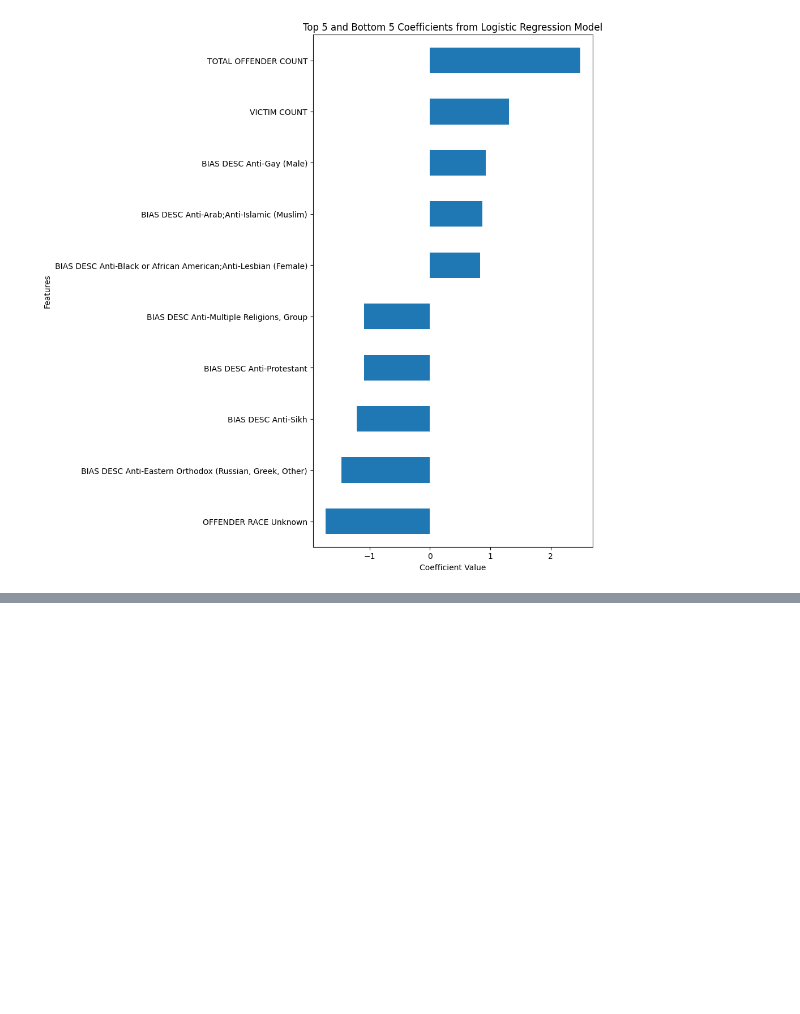
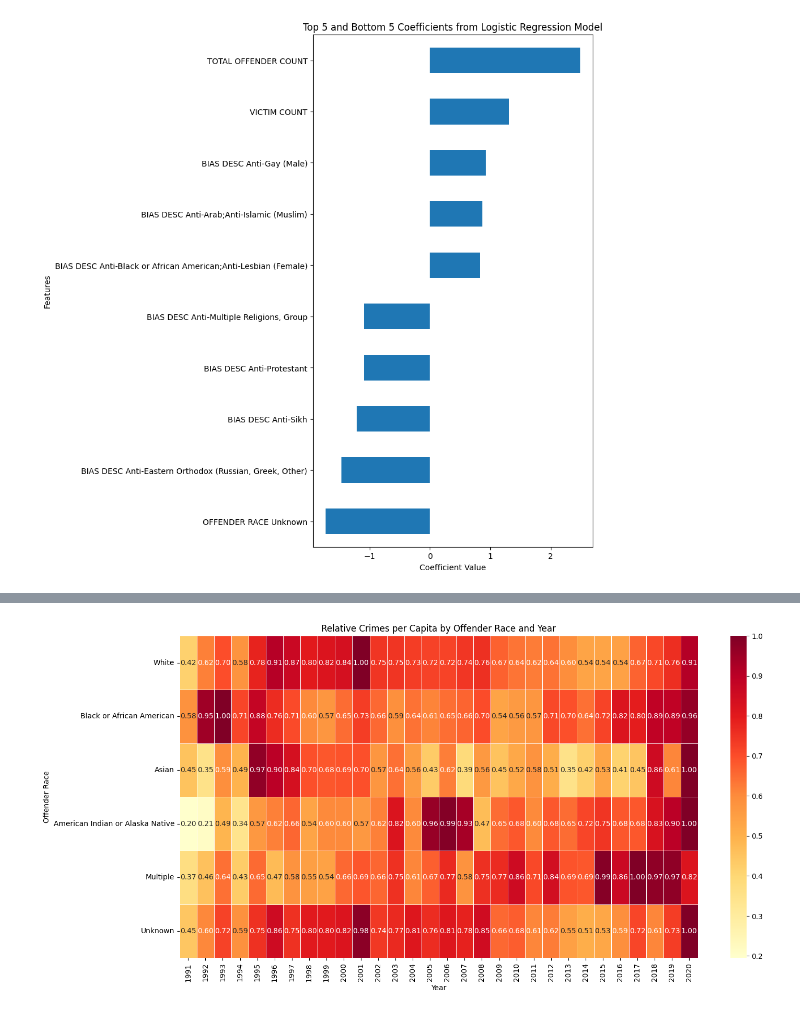
Before and after one commit to Chris-Vicks/Hate_Crime, a Jupyter notebook: notebooks/logistic.IPYNB, the cells around one changed output, grey strips where cells are left out. Drawn from its saved outputs; the diff is of its cells as text; code cells hidden in the pictures; blank space fills up the shorter version.

```diff
--- a/notebooks/logistic.IPYNB
+++ b/notebooks/logistic.IPYNB
@@ -211,0 +284,31 @@ plt.show()
+# %%
+# Reorder categories
+offender_race_order = [
+    'White', 'Black or African American', 'Asian',
+    'American Indian or Alaska Native', 'Multiple', 'Unknown'
+]
+
+# Group data by offender race and year
+grouped_data_2 = log_data2.groupby(['OFFENDER_RACE', 'DATA_YEAR'])['INCIDENT_ID'].count().reset_index()
+
+# Calculate relative crime count within each offender race
+grouped_data_2['RELATIVE_CRIME_COUNT'] = grouped_data_2.groupby('OFFENDER_RACE')['INCIDENT_ID'].transform(lambda x: x / x.max())
+
+# Create a pivot table for heatmap
+heatmap_data = grouped_data_2.pivot(index='OFFENDER_RACE', columns='DATA_YEAR', values='RELATIVE_CRIME_COUNT')
+
+# Change the order of categories
+heatmap_data = heatmap_data.loc[offender_race_order]
+
+# Remove 'Native Hawaiian or Pacific Islander'
+heatmap_data = heatmap_data.drop(index='Native Hawaiian or Pacific Islander', errors='ignore')
+
+# Create the heatmap
+plt.figure(figsize=(16, 8))
+sns.heatmap(heatmap_data, cmap='YlOrRd', annot=True, fmt=".2f", linewidths=.5)
+plt.title('Relative Crimes per Capita by Offender Race and Year')
+plt.xlabel('Year')
+plt.ylabel('Offender Race')
+plt.show()
+# %% [output]
+[figure, added]
```
Also changed, not shown: parts of 18 cells of this notebook, 18 other files.
